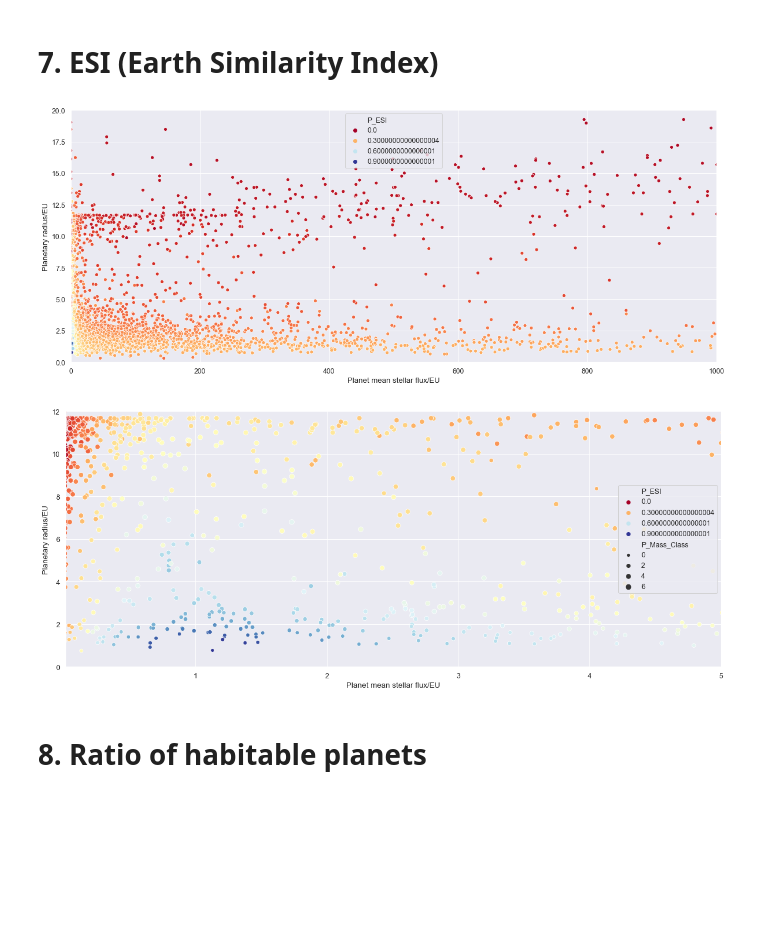
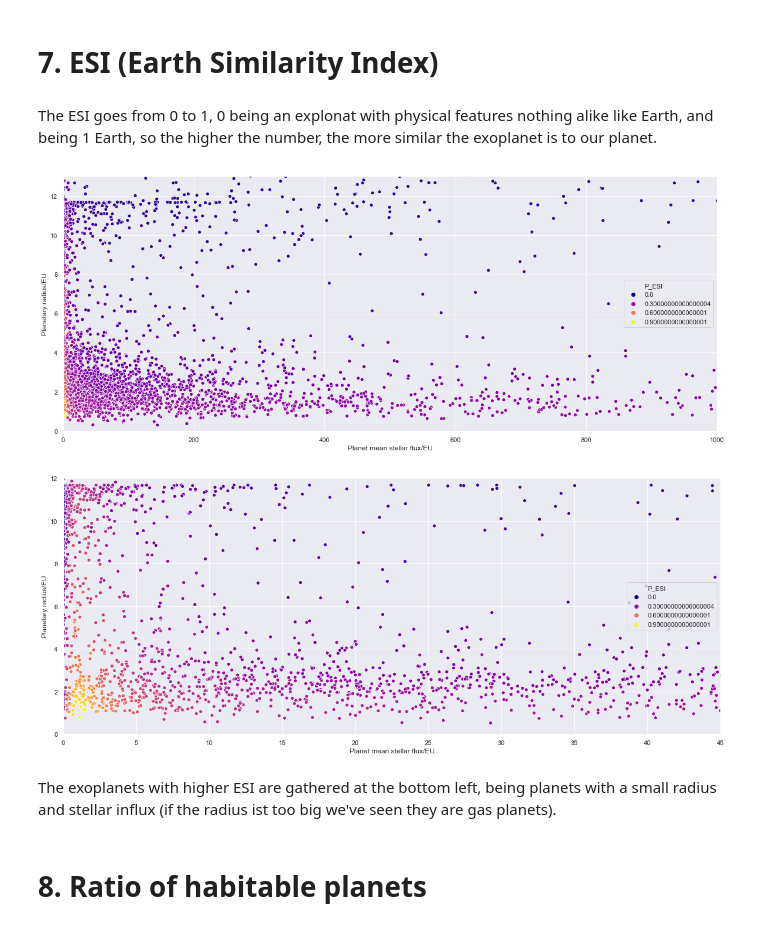
Before and after one commit to annaviper/exoplanets, a Jupyter notebook: 2. Exploratory and Statistical analysis/phl.ipynb, the cells around one changed output. Cells and saved outputs as stored; diff of their text form; code cells hidden in the pictures; blank space fills up the shorter version.

```diff
--- a/2. Exploratory and Statistical analysis/phl.ipynb
+++ b/2. Exploratory and Statistical analysis/phl.ipynb
@@ -629,28 +691,32 @@ plt.show()
 The rocky-iron planets are closer to the star, as the distance is higher the exoplanets go from rocky to gas.
 # %% [markdown]
 # 7. ESI (Earth Similarity Index)
+# %% [markdown]
+The ESI goes from 0 to 1, 0 being an explonat with physical features nothing alike like Earth, and being 1 Earth, so the higher the number, the more similar the exoplanet is to our planet.
 # %%
 sns.set_style("darkgrid")
 fig, ax = plt.subplots(figsize=(20,8))
-sns.scatterplot(x='P_SFlux_Mean_EU', y='P_Radius_EU', hue='P_ESI', palette='RdYlBu', data=phl)
+sns.scatterplot(x='P_SFlux_Mean_EU', y='P_Radius_EU', hue='P_ESI', palette='plasma', data=phl)
 plt.xlabel('Planet mean stellar flux/EU')
 plt.ylabel('Planetary radius/EU')
-plt.ylim([0, 20])
+plt.ylim([0, 13])
 plt.xlim([0.01, 1000])
 plt.show()
 # %% [output]
-[figure, old version]
+[figure, new version]
 # %%
 sns.set_style("darkgrid")
 fig, ax = plt.subplots(figsize=(20,8))
-sns.scatterplot(x='P_SFlux_Mean_EU', y='P_Radius_EU', hue='P_ESI', size='P_Mass_Class', palette='RdYlBu', data=phl)
+sns.scatterplot(x='P_SFlux_Mean_EU', y='P_Radius_EU', hue='P_ESI', palette='plasma', data=phl)
 plt.xlabel('Planet mean stellar flux/EU')
 plt.ylabel('Planetary radius/EU')
 plt.ylim([0, 12])
-plt.xlim([0.01, 5])
+plt.xlim([0, 45])
 plt.show()
 # %% [output]
-[figure, old version]
+[figure, new version]
+# %% [markdown]
+The exoplanets with higher ESI are gathered at the bottom left, being planets with a small radius and stellar influx (if the radius ist too big we've seen they are gas planets).
 # %% [markdown]
 # 8. Ratio of habitable planets
 # %%
```
Also changed, not shown: parts of 22 cells of this notebook, 20 other files.
